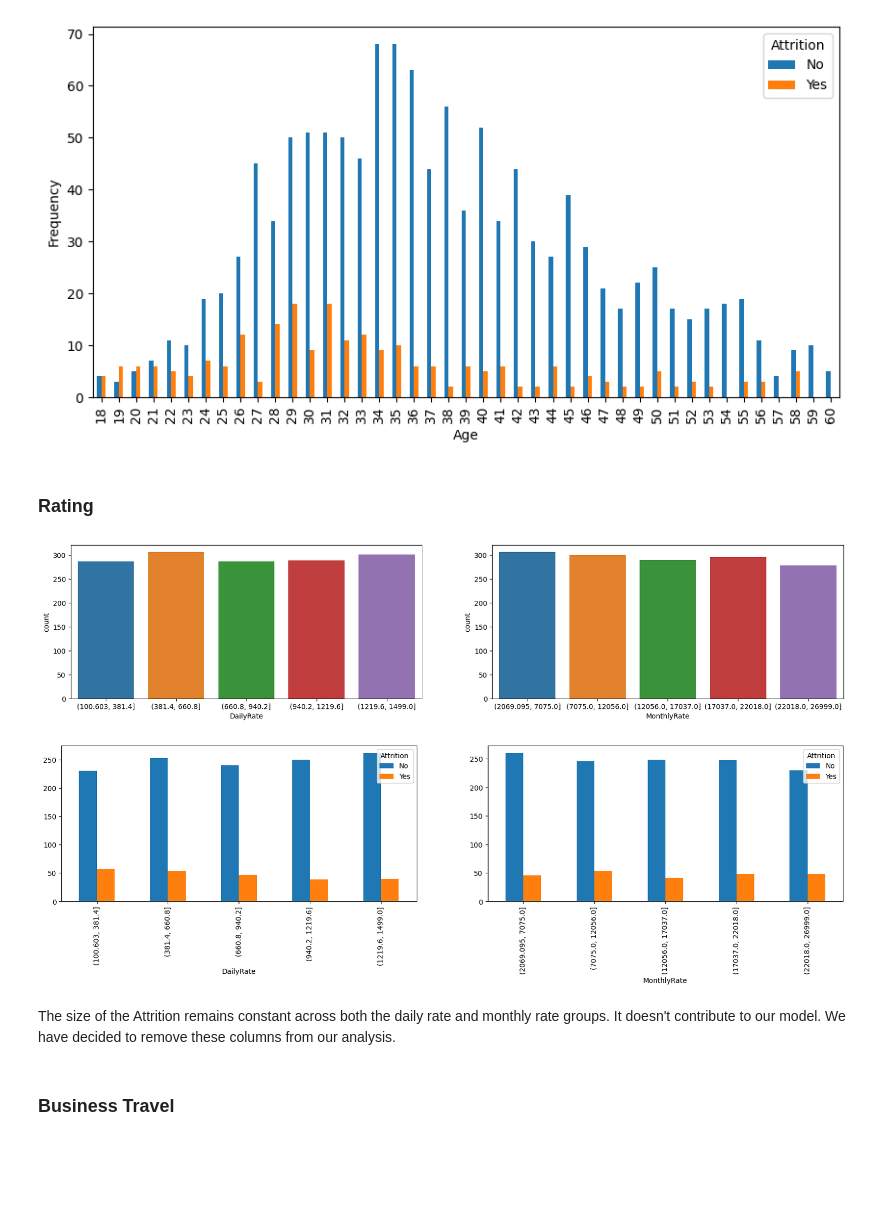
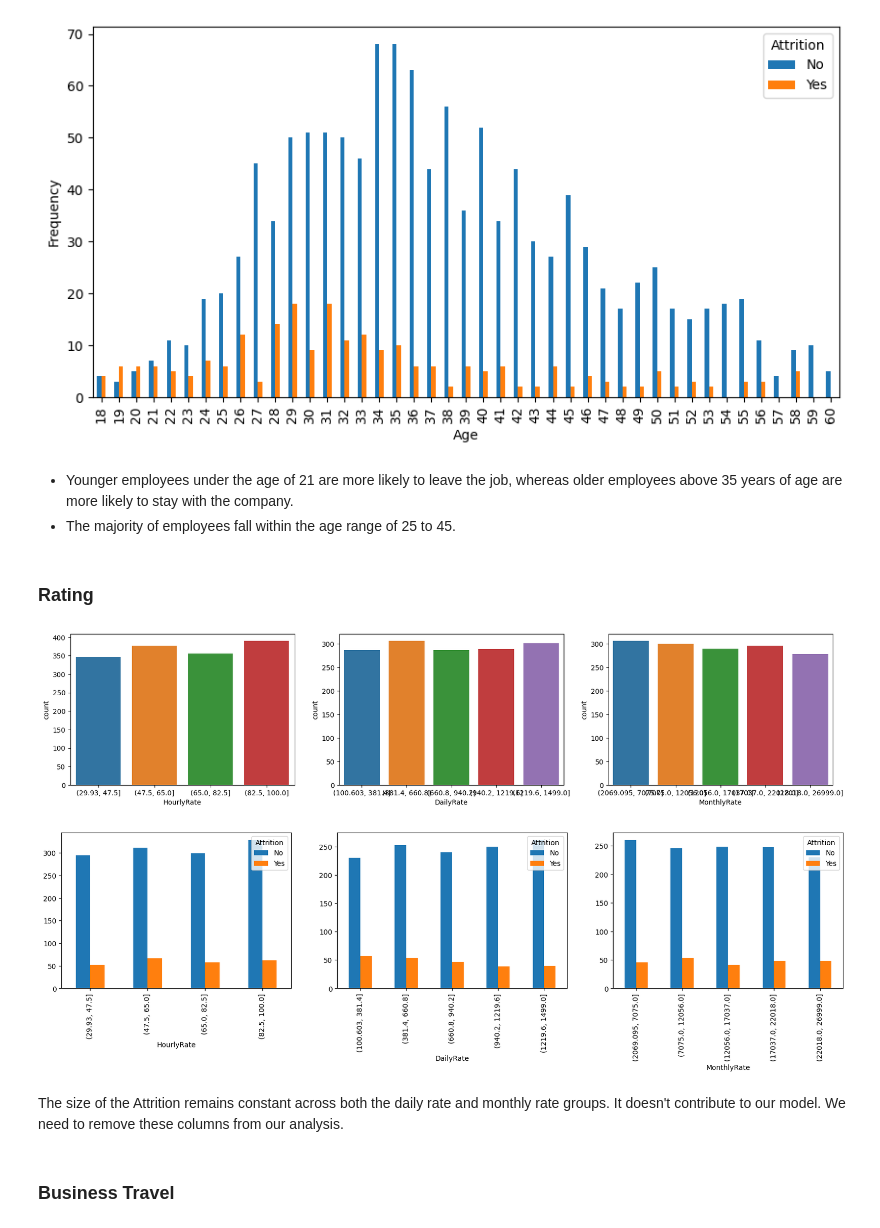
Before and after one commit to ldebele/Employee-Attrition-Prediction, a Jupyter notebook: notebooks/EDA.ipynb, the cells around one changed output. Cells and saved outputs as stored; diff of their text form; code cells hidden in the pictures; blank space fills up the shorter version.

Commit message:
add detail description on analysis.

```diff
--- a/notebooks/EDA.ipynb
+++ b/notebooks/EDA.ipynb
@@ -137,28 +139,32 @@ plt.xlabel("Age")
 plt.ylabel("Frequency");
 # %% [output]
 [figure]
+# %% [markdown]
+- Younger employees under the age of 21 are more likely to leave the job, whereas older employees above 35 years of age are more likely to stay with the company.
+- The majority of employees fall within the age range of 25 to 45.
 # %% [markdown]
 ### Rating
 # %%
 # grouped the daily rate and montly rating
+df["HourlyRate"] = pd.cut(df["HourlyRate"], bins=4)
 df["DailyRate"] = pd.cut(df["DailyRate"], bins=5)
 df['MonthlyRate'] = pd.cut(df["MonthlyRate"], bins=5)
 # %%
-rating_column = ["DailyRate", "MonthlyRate"]
+rating_column = ["HourlyRate", "DailyRate", "MonthlyRate"]
 
-fig, ax = plt.subplots(figsize=(20, 4), nrows=1, ncols=2)
+fig, ax = plt.subplots(figsize=(20, 4), nrows=1, ncols=3)
 
 for i, rate in enumerate(rating_column):
     sns.countplot(x=rate, data=df, ax=ax[i]);
 # %% [output]
-[figure, old version]
+[figure, new version]
 # %%
-fig, ax = plt.subplots(figsize=(20, 4), ncols=2, nrows=1)
+fig, ax = plt.subplots(figsize=(20, 4), ncols=3, nrows=1)
 for i, rate in enumerate(rating_column):
     df.groupby([rate, 'Attrition']).size().unstack().plot(kind='bar', ax=ax[i]);
 # %% [output]
-[figure, old version]
+[figure, new version]
 # %% [markdown]
-The size of the Attrition remains constant across both the daily rate and monthly rate groups. It doesn't contribute to our model. We have decided to remove these columns from our analysis.
+The size of the Attrition remains constant across both the daily rate and monthly rate groups. It doesn't contribute to our model. We need to remove these columns from our analysis.
 # %%
 # drop daily rate and montly rate
```
Also changed, not shown: parts of 11 cells of this notebook.
